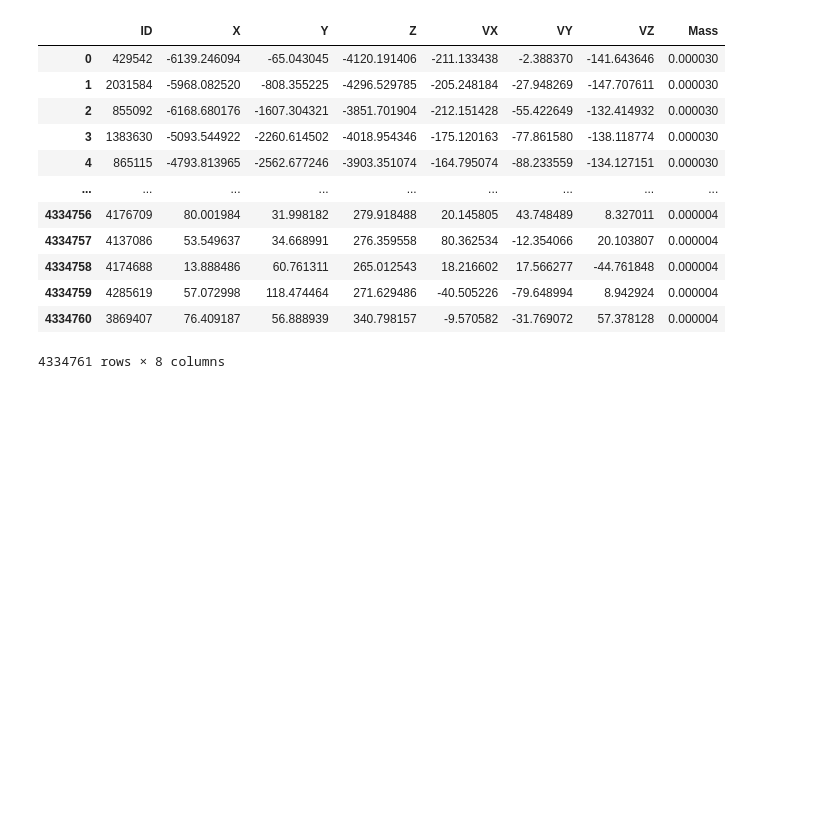
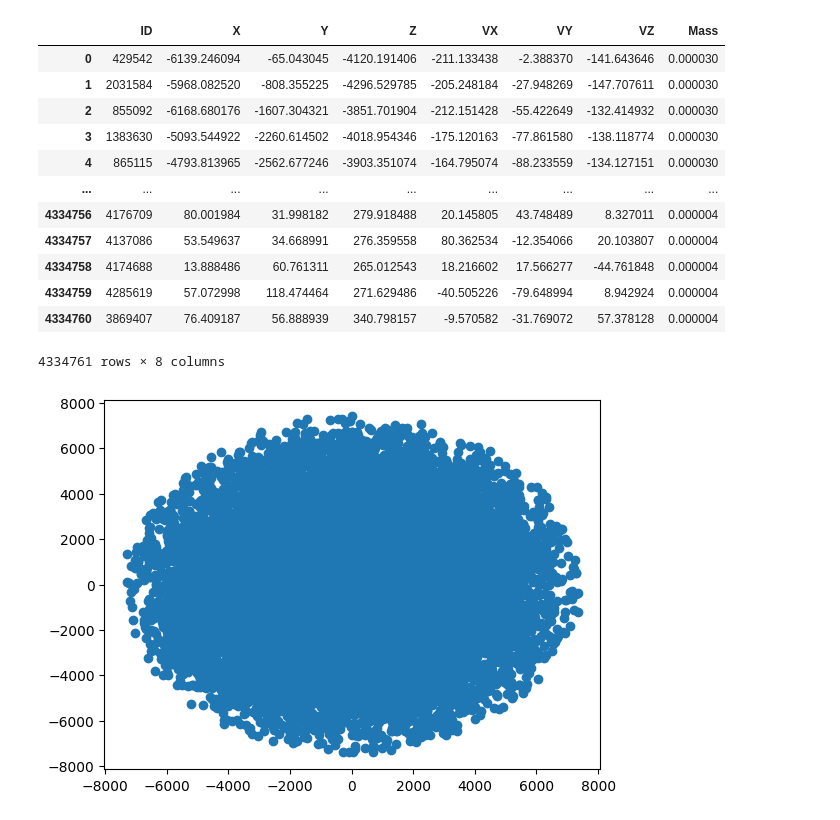
Before and after one commit to sperezp23/Analizador_de_Galaxias, a Jupyter notebook: Ensayos.ipynb, the cells around one changed output. Drawn from its saved outputs; the diff is of its cells as text; code cells hidden in the pictures; blank space fills up the shorter version.

```diff
--- a/Ensayos.ipynb
+++ b/Ensayos.ipynb
@@ -80,3 +81,8 @@ df_gadget
 | 4334759 | 4285619 | 57.072998 | 118.474464 | 271.629486 | -40.505226 | -79.648994 | 8.942924 | 0.000004 |
 | 4334760 | 3869407 | 76.409187 | 56.888939 | 340.798157 | -9.570582 | -31.769072 | 57.378128 | 0.000004 |
 4334761 rows × 8 columns
+# %%
+plt.scatter(x=df_gadget.Y, y=df_gadget.Z)
+plt.show()
+# %% [output]
+[figure, added]
```
Also changed, not shown: parts of 2 cells of this notebook.
